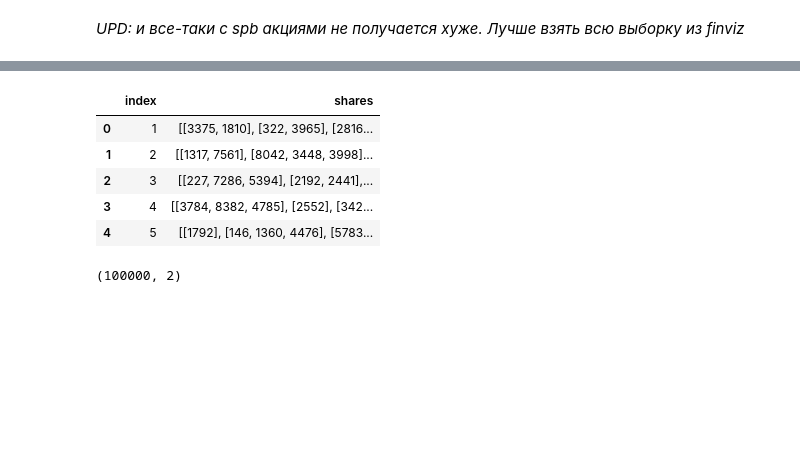
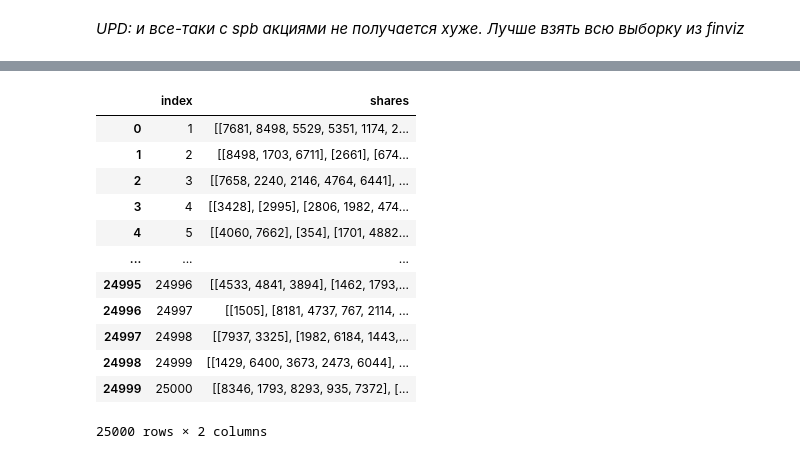
Before and after one commit to lyutov89/Project_share_recommendation, a Jupyter notebook: interactions/interactions.ipynb, the cells around one changed output, grey strips where cells are left out. Cells and saved outputs as stored; diff of their text form; code cells hidden in the pictures; blank space fills up the shorter version.

```diff
--- a/interactions/interactions.ipynb
+++ b/interactions/interactions.ipynb
@@ -199,0 +286,3 @@ id_shares = finviz_df.id_share.to_list()
+# %%
+# акции не из s&p500
+non_sp500_list = df_finviz[(df_finviz['Index'] == '-')].id_share.to_list()
@@ -200,14 +293,38 @@ id_shares = finviz_df.id_share.to_list()
 # %%
 data_share=dict()
 week_amount = 6
-# %%
-for i in range(len(id_list)):
-    general_shares = []
-    for j in range(week_amount):
-        amount_share = random.randint(1, 6)
-        shares = random.sample(id_shares, k=amount_share)
-        general_shares.append(shares)
-    data_share[id_list[i]] = general_shares
+# %%
+for i in range(len(id_list)):
+    general_shares = []
+    for j in range(week_amount):
+        amount_share = random.randint(1, 7)
+
+        if amount_share <= 2:
+
+            shares_pop = random.sample(id_shares_spb, k=amount_share)
+
+            general_shares.append(shares_pop)
+
+        elif (amount_share > 2) and (amount_share < 5):
+
+            shares_pop = random.sample(popular_share_sp, k=2)
+            shares_unpop = random.sample(unpop_share_sp, k=amount_share-2)
+            shares_pop.extend(shares_unpop)
+
+            general_shares.append(shares_pop)
+
+
+        else:
+
+            shares_pop = random.sample(popular_share_sp, k=2)
+            shares_unpop = random.sample(unpop_share_sp, k=amount_share-3)
+            shares_pop.extend(shares_unpop)
+            any_share = random.sample(non_sp500_list, k=1)
+            shares_pop.extend(any_share)
+
+            general_shares.append(shares_pop)
+
+    data_share[id_list[i]] = general_shares
 # %%
 #data_share
 # %%
@@ -216,17 +333,20 @@ data_share = pd.Series(data_share)
 # %%
 data_share_df = pd.DataFrame({'shares': data_share}).reset_index()
 # %%
-data_share_df.head()
+data_share_df
 # %% [output]
 |  | index | shares |
-| 0 | 1 | [[3375, 1810], [322, 3965], [2816... |
-| 1 | 2 | [[1317, 7561], [8042, 3448, 3998]... |
-| 2 | 3 | [[227, 7286, 5394], [2192, 2441],... |
-| 3 | 4 | [[3784, 8382, 4785], [2552], [342... |
-| 4 | 5 | [[1792], [146, 1360, 4476], [5783... |
+| 0 | 1 | [[7681, 8498, 5529, 5351, 1174, 2... |
+| 1 | 2 | [[8498, 1703, 6711], [2661], [674... |
+| 2 | 3 | [[7658, 2240, 2146, 4764, 6441], ... |
+| 3 | 4 | [[3428], [2995], [2806, 1982, 474... |
+| 4 | 5 | [[4060, 7662], [354], [1701, 4882... |
+| ... | ... | ... |
+| 24995 | 24996 | [[4533, 4841, 3894], [1462, 1793,... |
+| 24996 | 24997 | [[1505], [8181, 4737, 767, 2114, ... |
+| 24997 | 24998 | [[7937, 3325], [1982, 6184, 1443,... |
+| 24998 | 24999 | [[1429, 6400, 3673, 2473, 6044], ... |
+| 24999 | 25000 | [[8346, 1793, 8293, 935, 7372], [... |
+25000 rows × 2 columns
-# %%
-data_share_df.shape
-# %% [output]
-(100000, 2)
 # %%
 # "стакаем" акции
```
Also changed, not shown: parts of 30 cells of this notebook, 1 other file.
